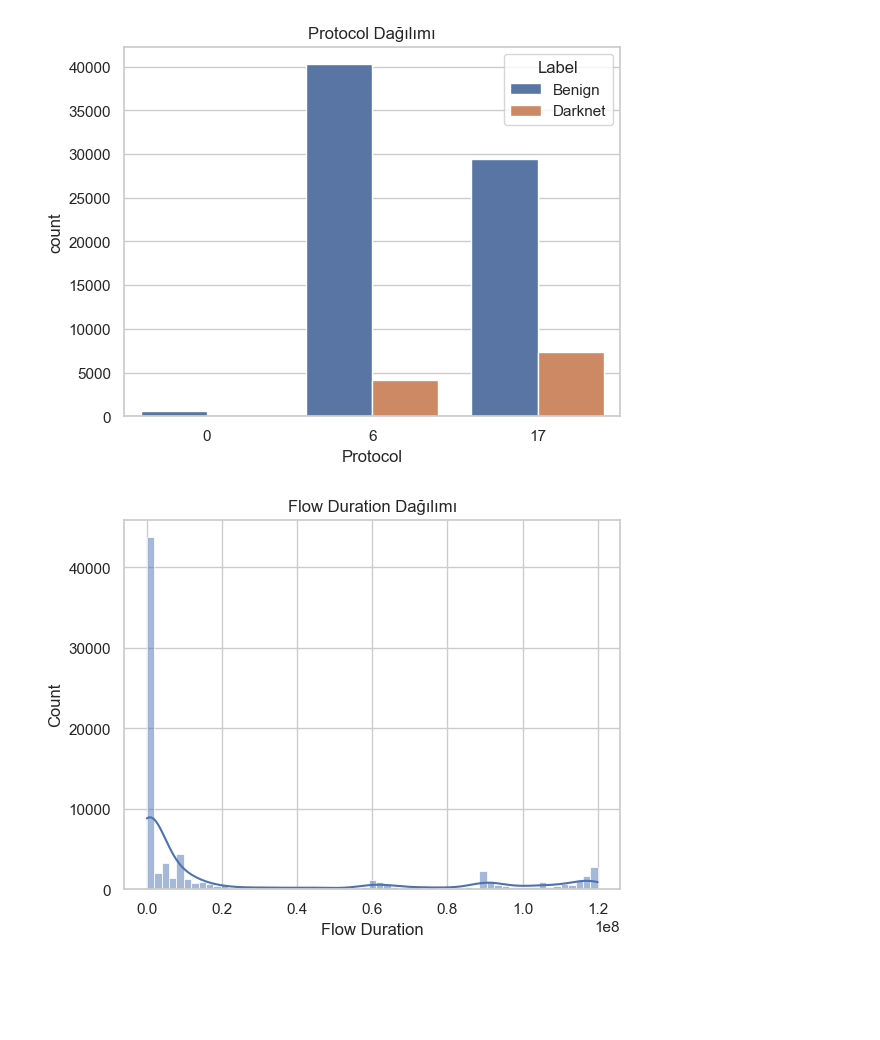
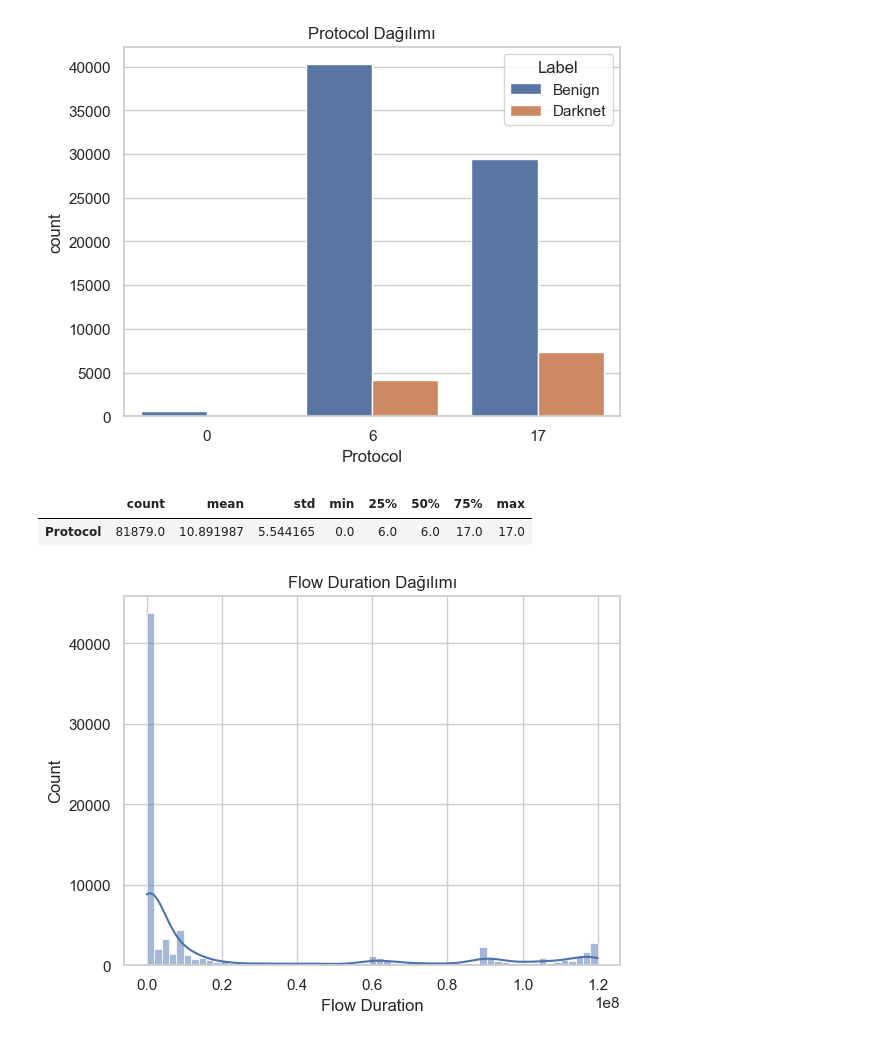
Before and after one commit to BoraDere/Darknet, a Jupyter notebook: nb.ipynb, the cells around one changed output. Cells and saved outputs as stored; diff of their text form; code cells hidden in the pictures; blank space fills up the shorter version.

```diff
--- a/nb.ipynb
+++ b/nb.ipynb
@@ -693,4 +673,9 @@ plt.title('Protocol Dağılımı')
 plt.show()
 # %% [output]
 [figure]
+# %%
+outlier_removed_df[['Protocol']].describe().T
+# %% [output]
+|  | count | mean | std | min | 25% | 50% | 75% | max |
+| Protocol | 81879.0 | 10.891987 | 5.544165 | 0.0 | 6.0 | 6.0 | 17.0 | 17.0 |
 # %%
```
Also changed, not shown: parts of 9 cells of this notebook.
